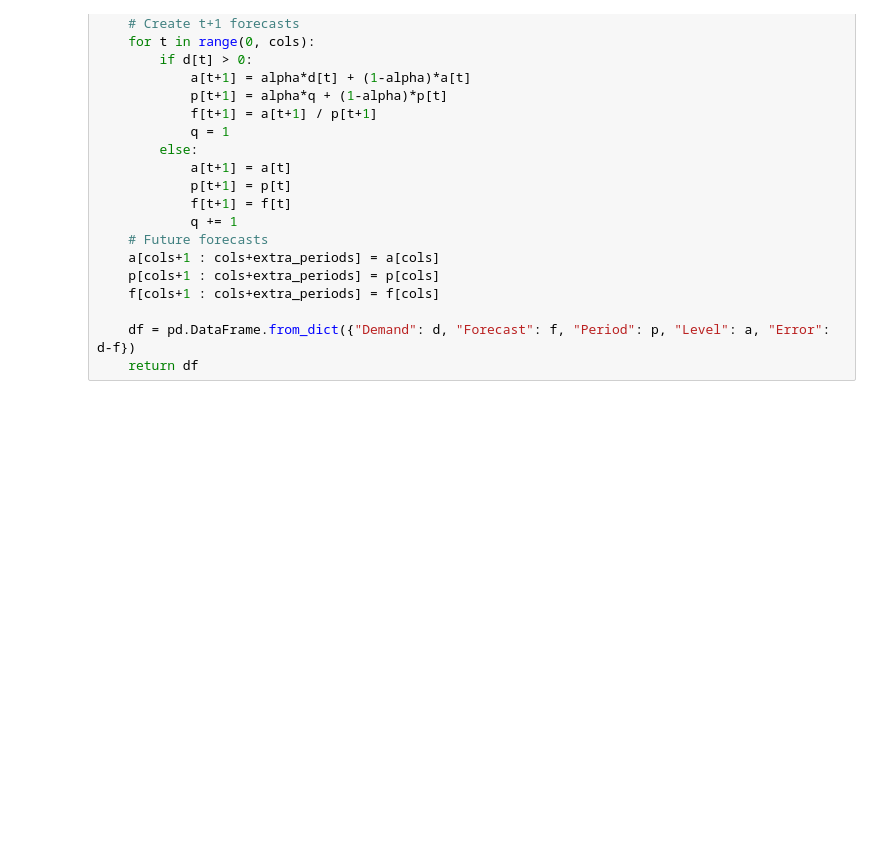
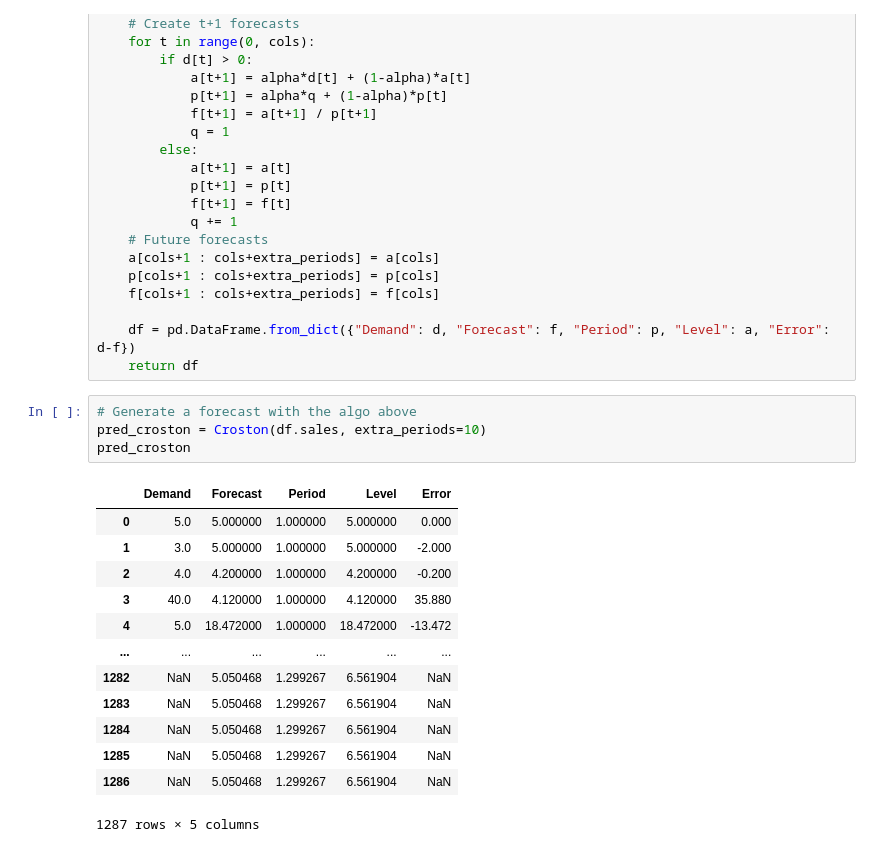
Before and after one commit to bachaudhry/time_series, a Jupyter notebook: ts_with_k/06_Sales_and_Demand_Forecasting.ipynb, the cells around one changed output. Saved outputs shown, nothing was run; the diff lists cells and outputs as text; blank space fills up the shorter version.

```diff
--- a/ts_with_k/06_Sales_and_Demand_Forecasting.ipynb
+++ b/ts_with_k/06_Sales_and_Demand_Forecasting.ipynb
@@ -250,3 +250,21 @@ def Croston(ts, extra_periods=1, alpha=0.4):
 
     df = pd.DataFrame.from_dict({"Demand": d, "Forecast": f, "Period": p, "Level": a, "Error": d-f})
     return df
+# %%
+# Generate a forecast with the algo above
+pred_croston = Croston(df.sales, extra_periods=10)
+pred_croston
+# %% [output]
+|  | Demand | Forecast | Period | Level | Error |
+| 0 | 5.0 | 5.000000 | 1.000000 | 5.000000 | 0.000 |
+| 1 | 3.0 | 5.000000 | 1.000000 | 5.000000 | -2.000 |
+| 2 | 4.0 | 4.200000 | 1.000000 | 4.200000 | -0.200 |
+| 3 | 40.0 | 4.120000 | 1.000000 | 4.120000 | 35.880 |
+| 4 | 5.0 | 18.472000 | 1.000000 | 18.472000 | -13.472 |
+| ... | ... | ... | ... | ... | ... |
+| 1282 | NaN | 5.050468 | 1.299267 | 6.561904 | NaN |
+| 1283 | NaN | 5.050468 | 1.299267 | 6.561904 | NaN |
+| 1284 | NaN | 5.050468 | 1.299267 | 6.561904 | NaN |
+| 1285 | NaN | 5.050468 | 1.299267 | 6.561904 | NaN |
+| 1286 | NaN | 5.050468 | 1.299267 | 6.561904 | NaN |
+1287 rows × 5 columns
```
Also changed, not shown: parts of 7 cells of this notebook.
